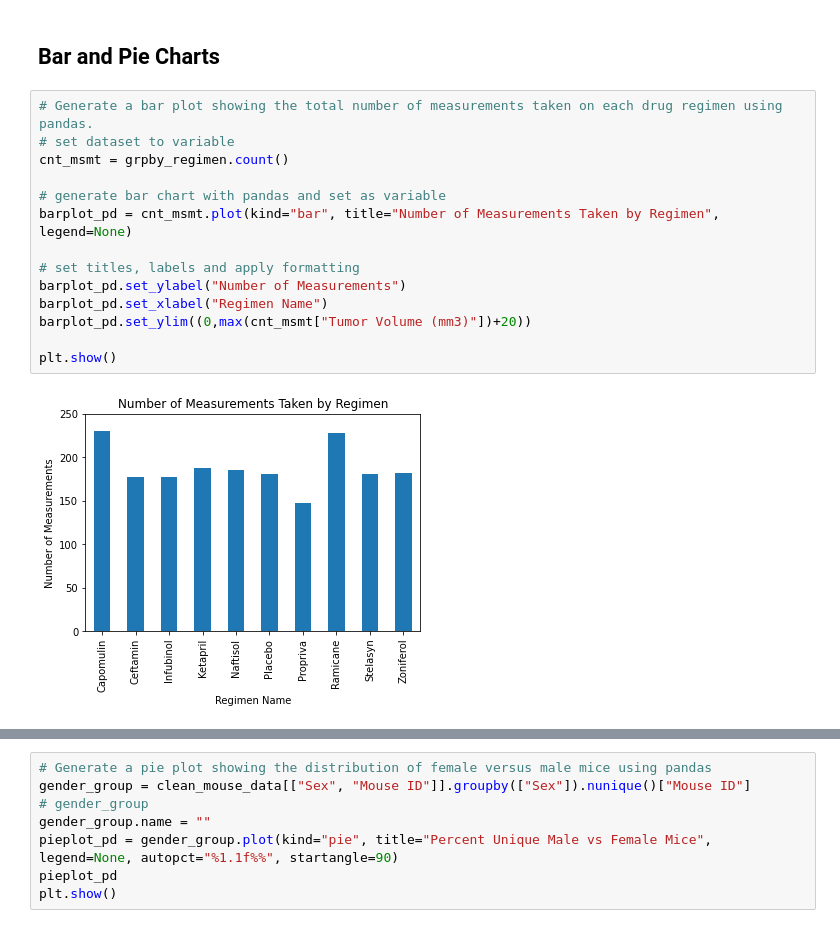
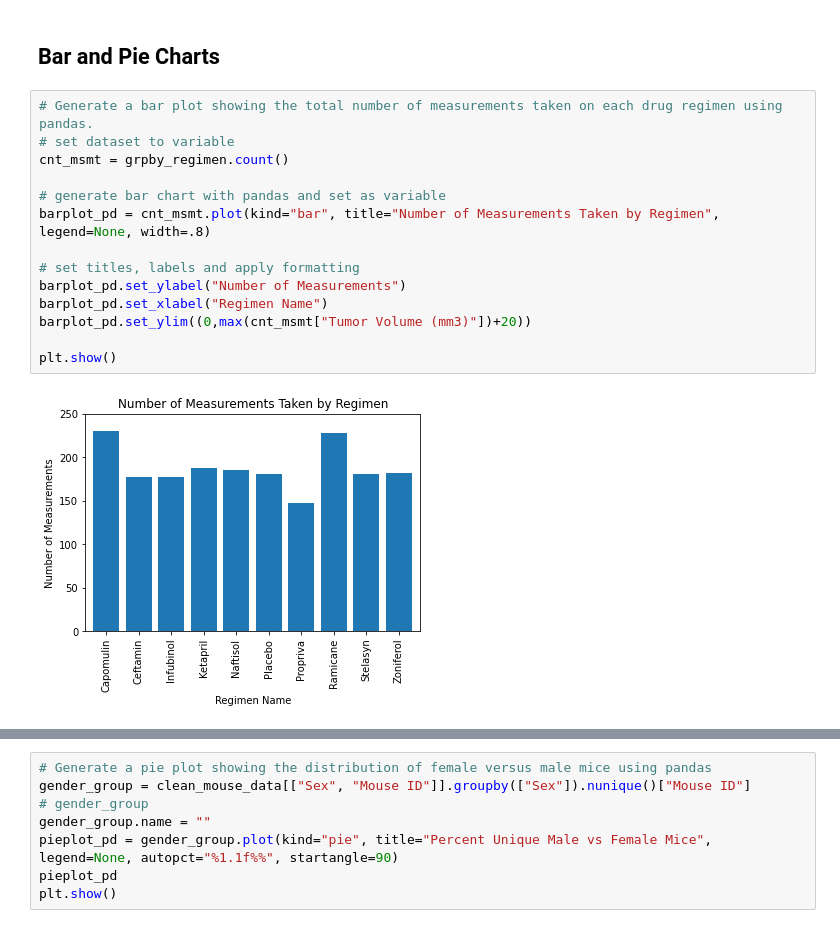
Before and after one commit to LaurenGT/pymaceuticals_analysis, a Jupyter notebook: pymaceuticals_starter.ipynb, the cells around one changed output, grey strips where cells are left out. Saved outputs shown, nothing was run; the diff lists cells and outputs as text.

```diff
--- a/pymaceuticals_starter.ipynb
+++ b/pymaceuticals_starter.ipynb
@@ -181,19 +181,19 @@ agg_regimen_groups.reset_index("Drug Regimen")
 # %%
 # Generate a bar plot showing the total number of measurements taken on each drug regimen using pandas.
 # set dataset to variable
 cnt_msmt = grpby_regimen.count()
 
 # generate bar chart with pandas and set as variable
-barplot_pd = cnt_msmt.plot(kind="bar", title="Number of Measurements Taken by Regimen", legend=None)
+barplot_pd = cnt_msmt.plot(kind="bar", title="Number of Measurements Taken by Regimen", legend=None, width=.8)
 
 # set titles, labels and apply formatting
 barplot_pd.set_ylabel("Number of Measurements")
 barplot_pd.set_xlabel("Regimen Name")
 barplot_pd.set_ylim((0,max(cnt_msmt["Tumor Volume (mm3)"])+20))
 
 plt.show()
 # %% [output]
-[figure, old version]
+[figure, new version]
 # %%
 # Generate a bar plot showing the total number of measurements taken on each drug regimen using pyplot.
 # using variable set in previous cell 'cnt_msmt'
```
Also changed, not shown: parts of 3 cells of this notebook.
